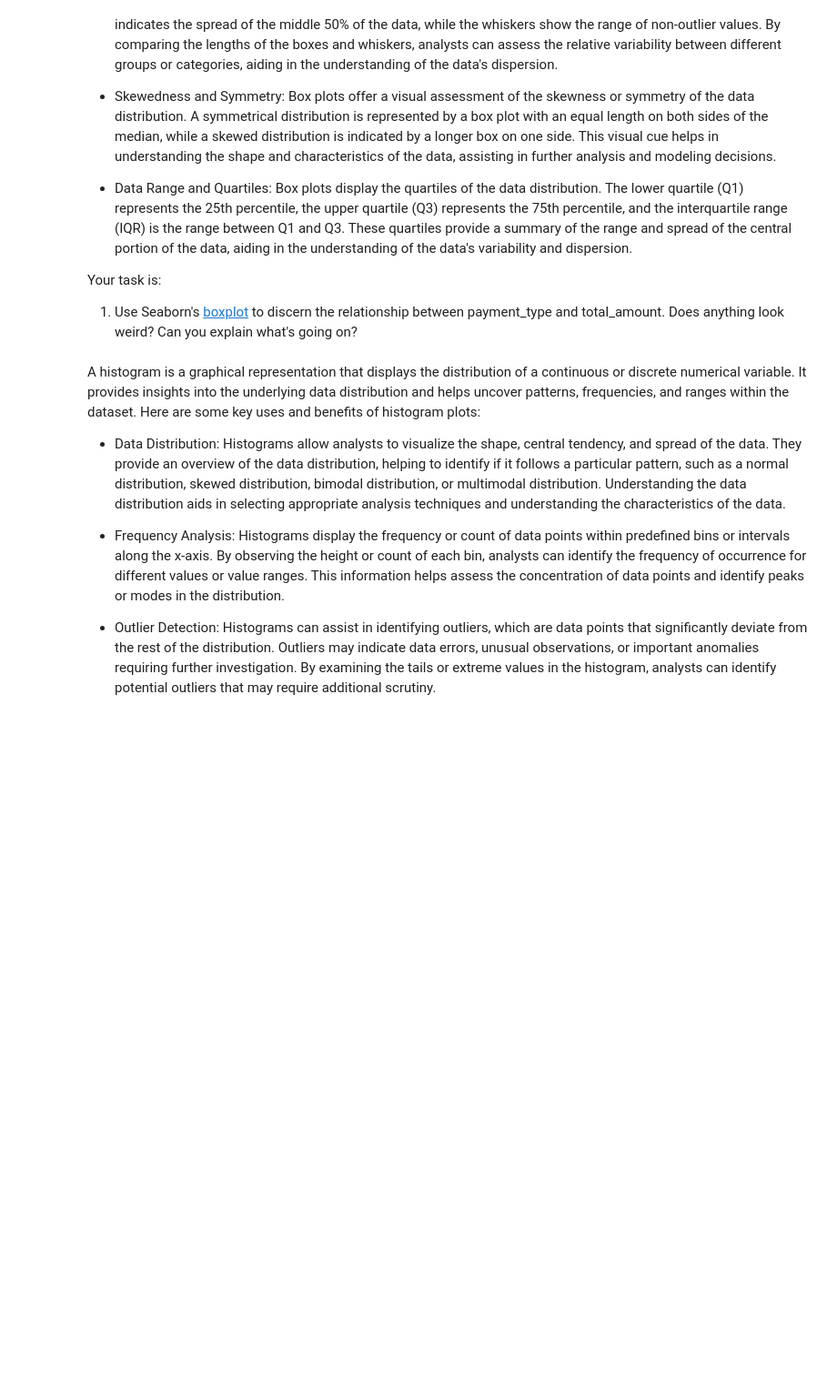
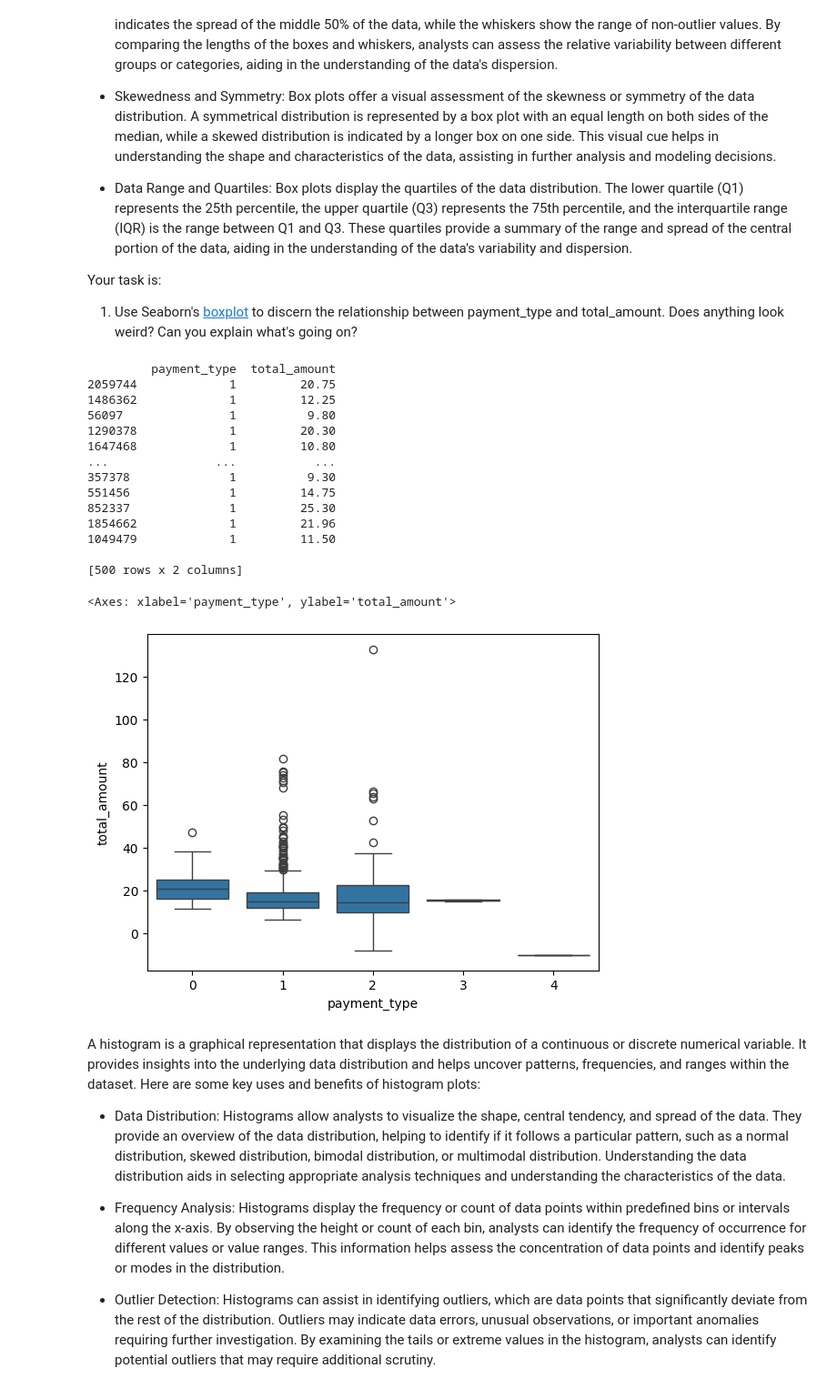
Before and after one commit to azulez/BootCamp2025, a Jupyter notebook: Student_MLE_MiniProject_EDA.ipynb, the cells around one changed output. Shown: that part at 91% size. Drawn from its saved outputs; the diff is of its cells as text; code cells hidden in the pictures; blank space fills up the shorter version.

```diff
--- a/Student_MLE_MiniProject_EDA.ipynb
+++ b/Student_MLE_MiniProject_EDA.ipynb
@@ -161,6 +313,28 @@ Your task is:
   1. Use Seaborn's [boxplot](https://seaborn.pydata.org/generated/seaborn.boxplot.html) to discern the relationship between payment_type and total_amount. Does anything look weird? Can you explain what's going on?
 # %%
 # Create a box plot of total amount by payment type. Do you see anything odd?
+df_payfilter = df.filter(['payment_type', 'total_amount']).sample(500)
+print(df_payfilter)
+sns.boxplot(df_payfilter, x='payment_type', y='total_amount')
+
+# Payment type 1 seems to have many up-skewed outliers.
+# %% [output]
+         payment_type  total_amount
+2059744             1         20.75
+1486362             1         12.25
+56097               1          9.80
+1290378             1         20.30
+1647468             1         10.80
+...               ...           ...
+357378              1          9.30
+551456              1         14.75
+852337              1         25.30
+1854662             1         21.96
+1049479             1         11.50
+
+[500 rows x 2 columns]
+<Axes: xlabel='payment_type', ylabel='total_amount'>
+[figure, added]
 # %% [markdown]
 A histogram is a graphical representation that displays the distribution of a continuous or discrete numerical variable. It provides insights into the underlying data distribution and helps uncover patterns, frequencies, and ranges within the dataset. Here are some key uses and benefits of histogram plots:
 
```
Also changed, not shown: parts of 15 cells of this notebook.
